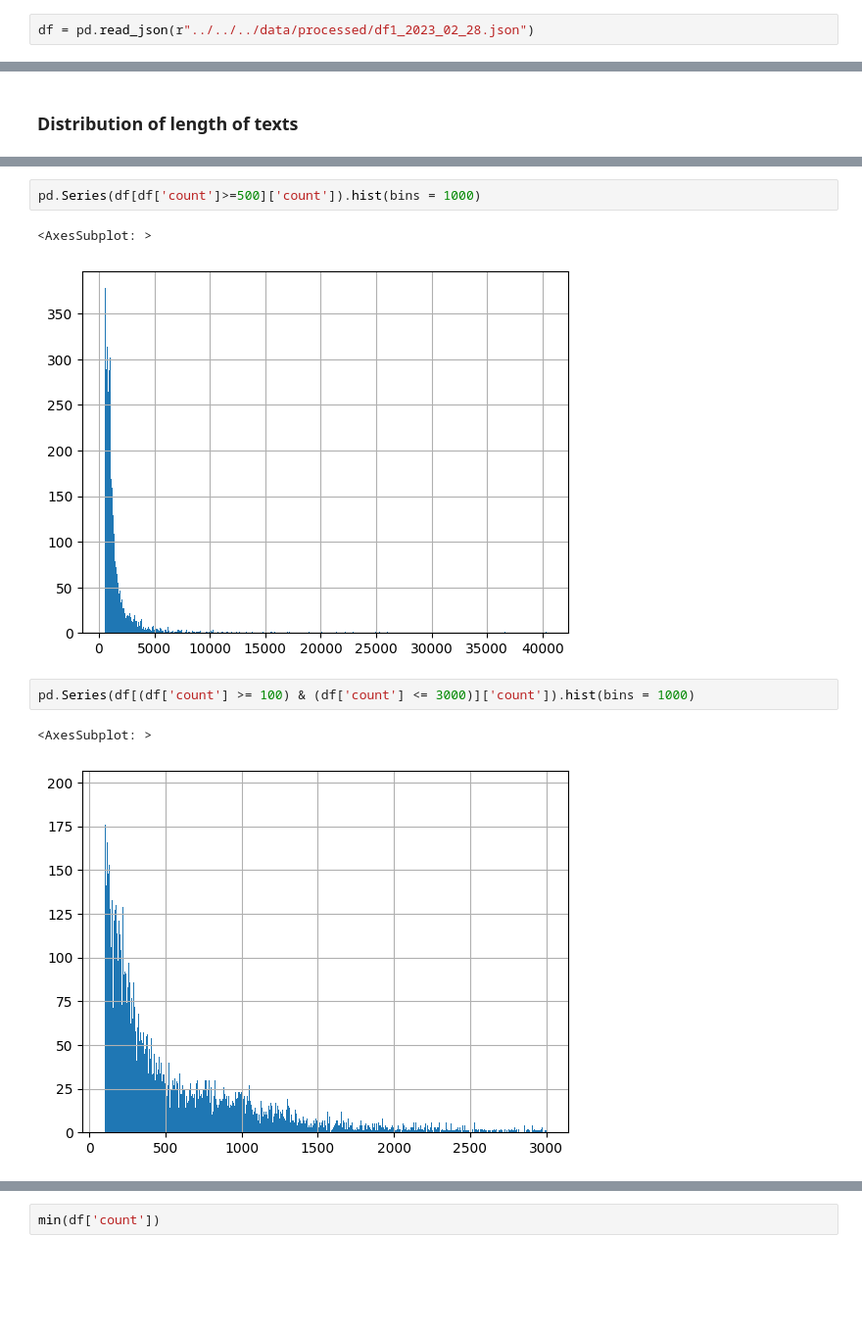
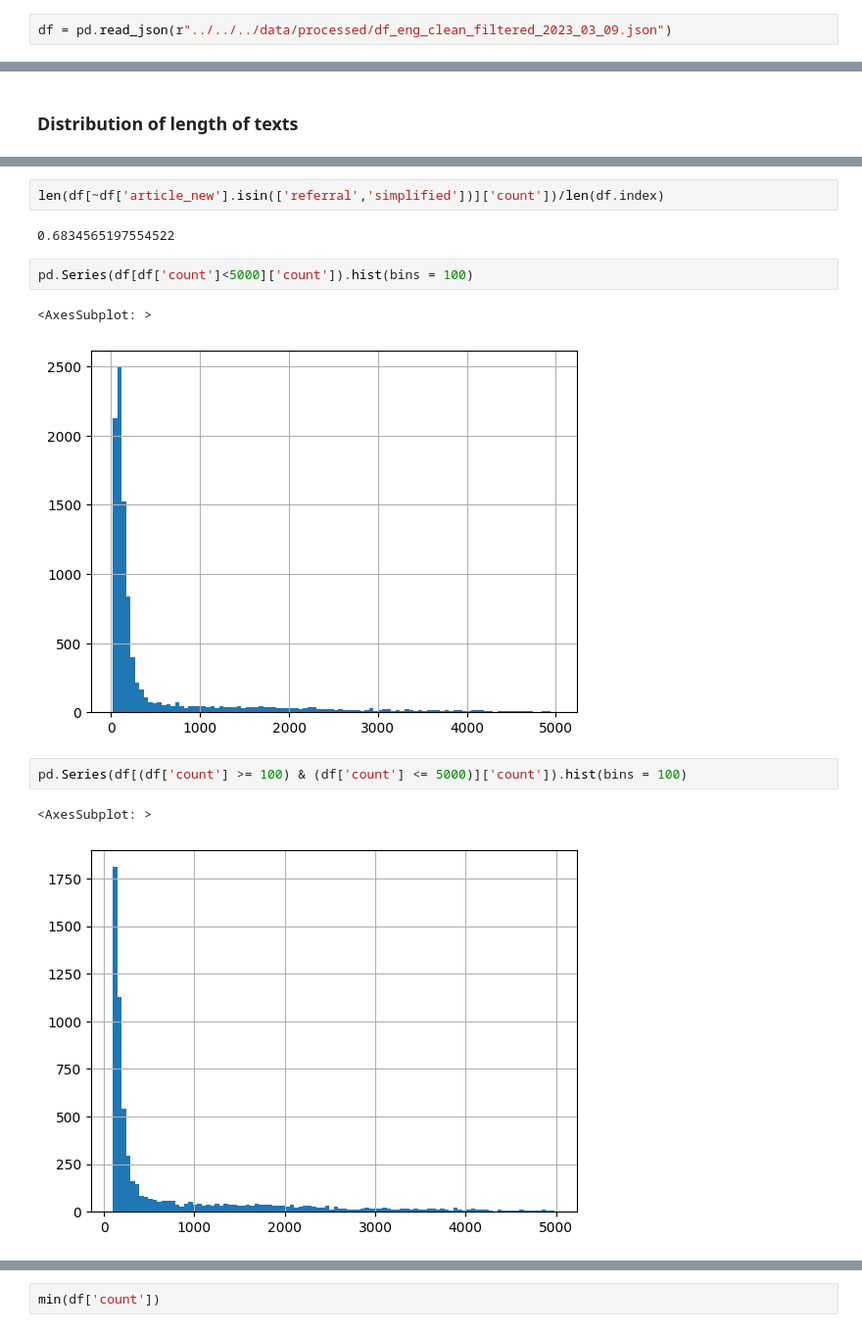
Before and after one commit to adellegia/predicting-merger-decision-outcomes, a Jupyter notebook: src/python/notebook/descriptives.ipynb, the cells around one changed output, grey strips where cells are left out. Shown at 98% size. Cells and saved outputs as stored; diff of their text form; blank space fills up the shorter version.

```diff
--- a/src/python/notebook/descriptives.ipynb
+++ b/src/python/notebook/descriptives.ipynb
@@ -46,7 +46,7 @@ from string import punctuation
 from nltk.stem.porter import PorterStemmer
 from nltk.stem import WordNetLemmatizer
 # %%
-df = pd.read_json(r"../../../data/processed/df1_2023_02_28.json")
+df = pd.read_json(r"../../../data/processed/df_eng_clean_filtered_2023_03_09.json")
 # %%
 df.info()
 # %% [output]
@@ -133,11 +165,15 @@ pd.Series(df['count']).hist(bins = 1000)
+# %%
+len(df[~df['article_new'].isin(['referral','simplified'])]['count'])/len(df.index)
+# %% [output]
+0.6834565197554522
 # %%
-pd.Series(df[df['count']>=500]['count']).hist(bins = 1000)
+pd.Series(df[df['count']<5000]['count']).hist(bins = 100)
 # %% [output]
 <AxesSubplot: >
-[figure, old version]
+[figure, new version]
 # %%
-pd.Series(df[(df['count'] >= 100) & (df['count'] <= 3000)]['count']).hist(bins = 1000)
+pd.Series(df[(df['count'] >= 100) & (df['count'] <= 5000)]['count']).hist(bins = 100)
 # %% [output]
 <AxesSubplot: >
-[figure, old version]
+[figure, new version]
 # %%
```
Also changed, not shown: parts of 29 cells of this notebook, 2 other files.
